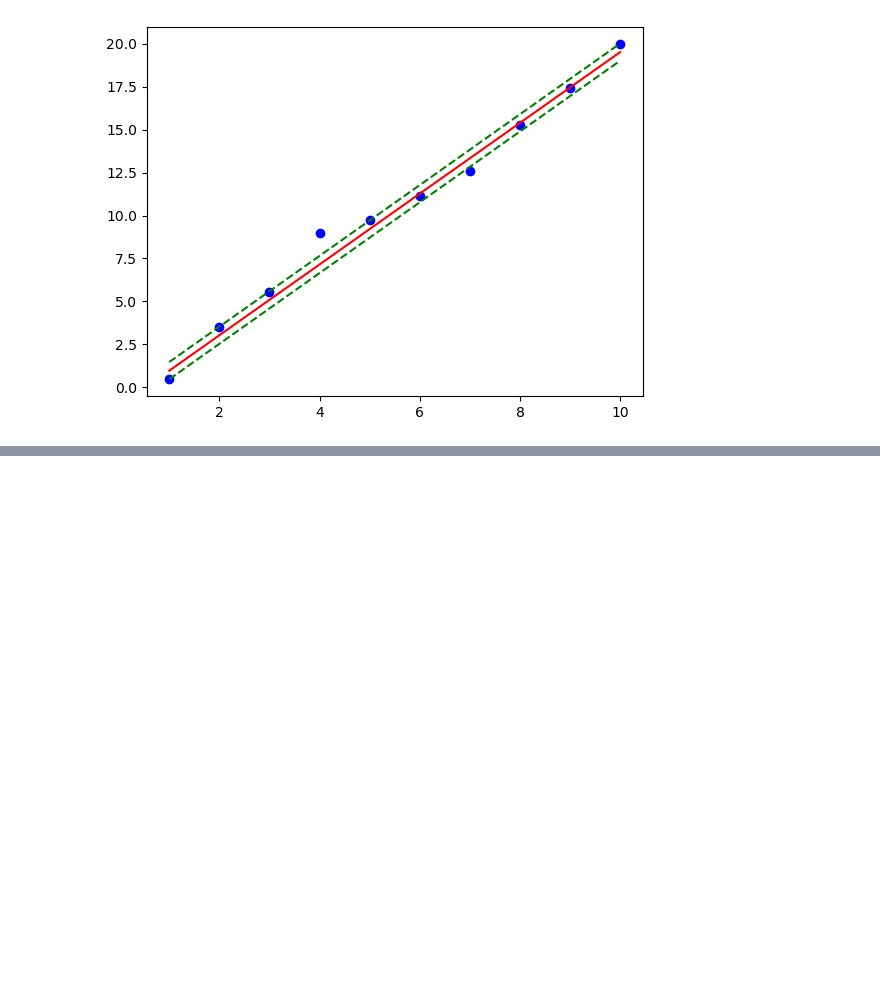
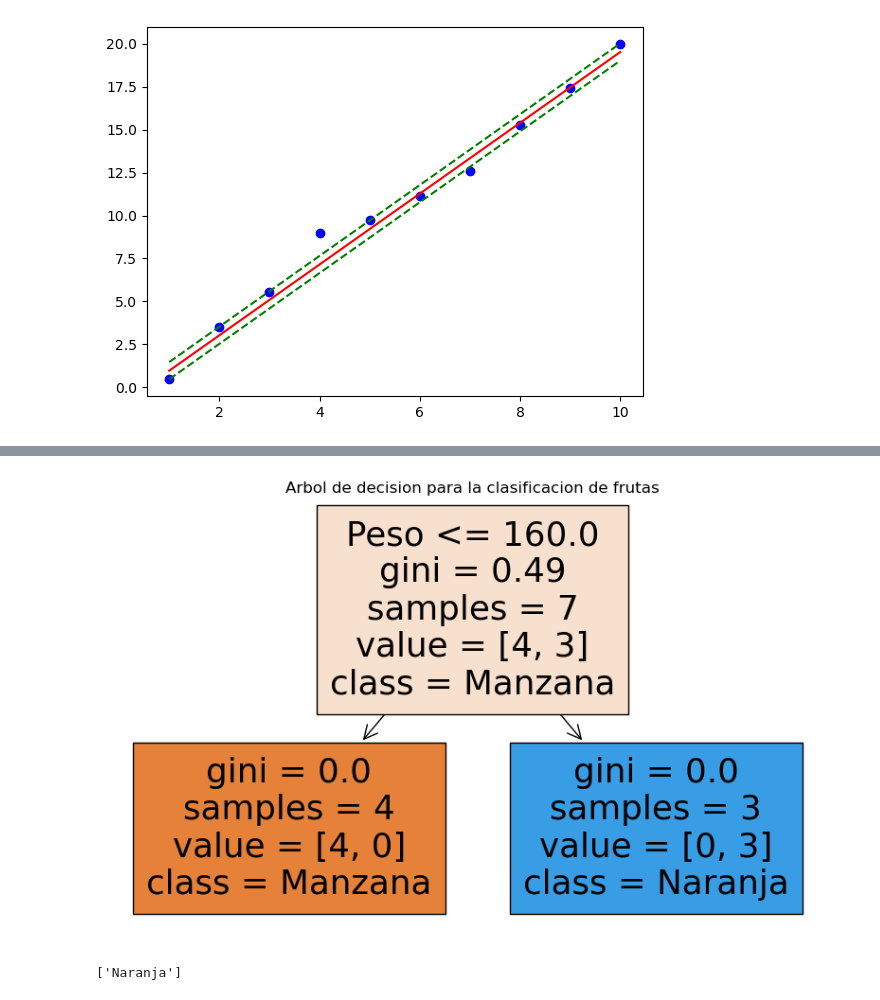
Before and after one commit to vizcardo1199/python-statitics, a Jupyter notebook: MODULO-2/Sesion17.ipynb, the cells around one changed output, grey strips where cells are left out. Cells and saved outputs as stored; diff of their text form; code cells hidden in the pictures; blank space fills up the shorter version.

Commit message:
arbol de decision

```diff
--- a/MODULO-2/Sesion17.ipynb
+++ b/MODULO-2/Sesion17.ipynb
@@ -120,14 +122,42 @@ plt.show()
 # %%
+#arboles de decision
+
 import pandas as pd
 from sklearn.tree import DecisionTreeClassifier, plot_tree
 import matplotlib.pyplot as plt
 
 # Crear dataset
 data = {
     "Peso": [150, 180, 140, 130, 170, 200, 110],
     "Color_Rojo": [1, 0, 1, 1, 0, 0, 1],  # 1=Rojo, 0=Naranja
     "Fruta": ["Manzana", "Naranja", "Manzana", "Manzana", "Naranja", "Naranja", "Manzana"],
 }
+df = pd.DataFrame(data)
+
+#Variables independientes y dependientes
+X = df[["Peso" ,"Color_Rojo"]]
+y = df["Fruta"]
+
+#Creamos y entrenamos nuestro arbol de decision
+modelo = DecisionTreeClassifier(random_state = 42) # estudiar el random state
+modelo.fit(X,y)
+
+#Visualizar el arbol
+plt.figure(figsize=(10,6))
+plot_tree(modelo , feature_names = ["Peso" ,"Color_Rojo"] , class_names = ["Manzana", "Naranja"],filled = True)
+plt.title('Arbol de decision para la clasificacion de frutas')
+plt.show()
+
+#Introducimos datos al arbol
+nuevo_dato = pd.DataFrame({
+    "Peso" : [180],
+    "Color_Rojo" : [1]
+})
+prediccion = modelo.predict(nuevo_dato)
+print(prediccion)
+# %% [output]
+[figure, added]
+['Naranja']
 # %%
 data = {
     "Ingreso": [40000, 50000, 60000, 70000, 80000],
```
Also changed, not shown: parts of 3 cells of this notebook, 1 other file.
